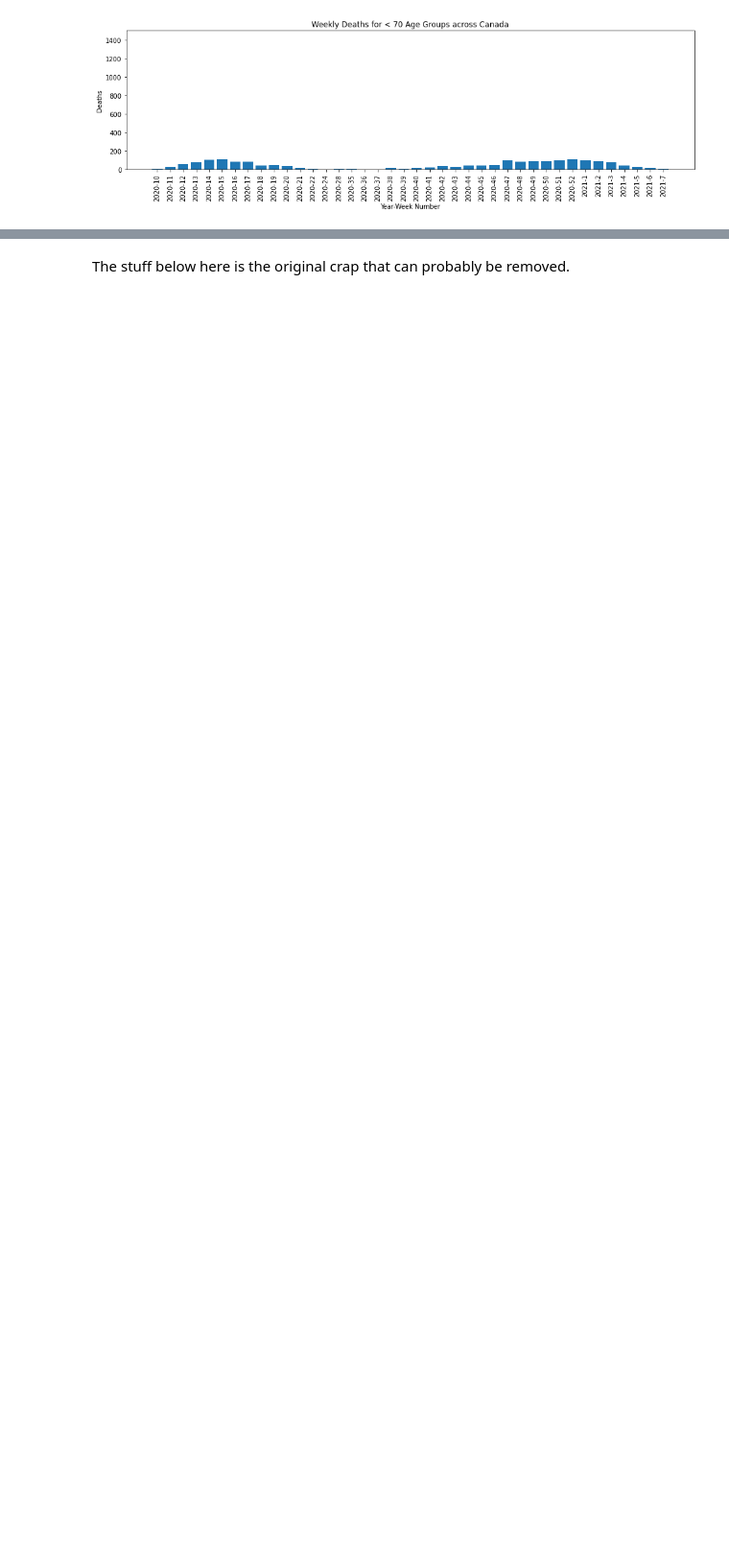
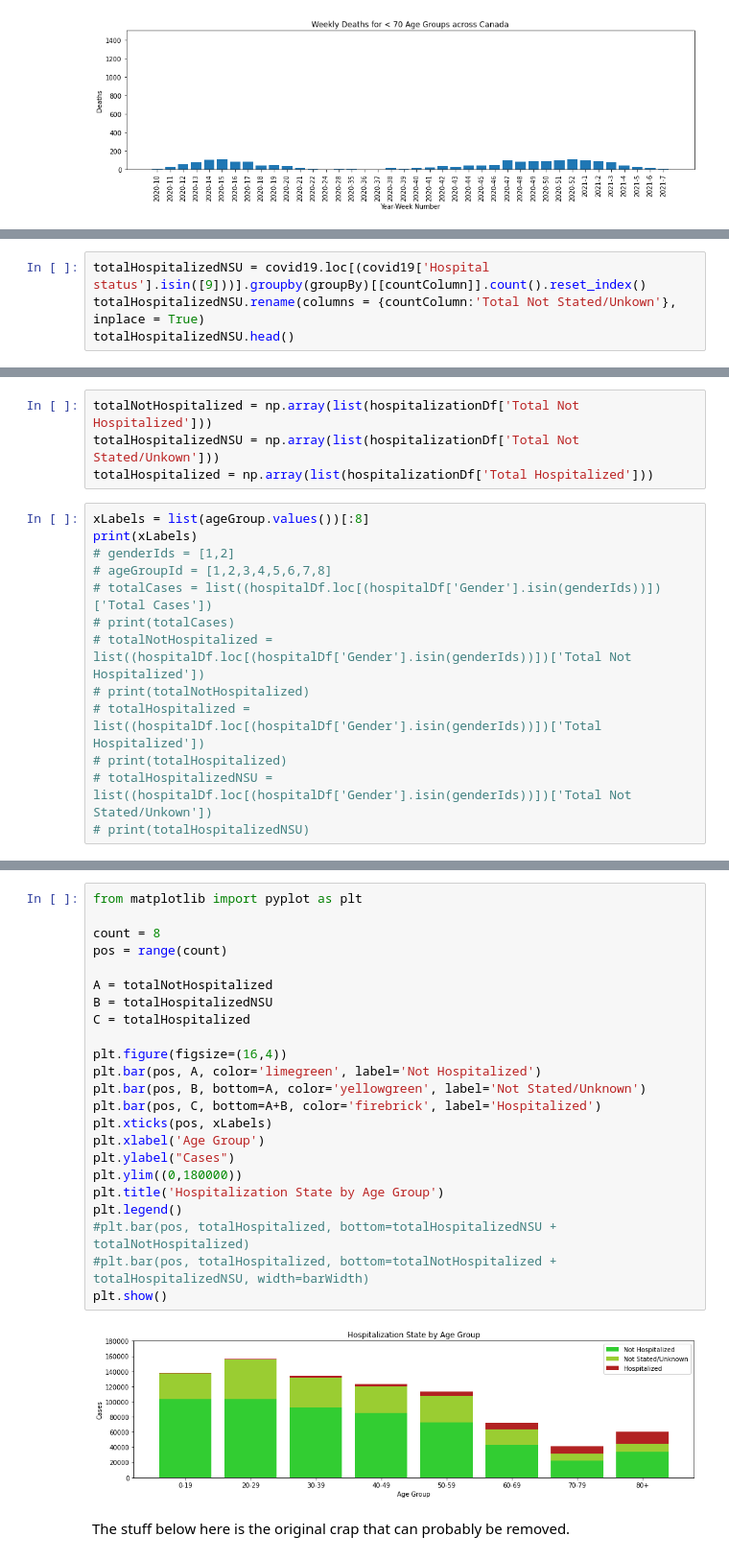
Before and after one commit to rkaunismaa/Covid19, a Jupyter notebook: COVID19-eng.ipynb, the cells around one changed output, grey strips where cells are left out. Shown at 96% size. Saved outputs shown, nothing was run; the diff lists cells and outputs as text; blank space fills up the shorter version.

Commit message:
Hospitalization by Age Group Report

```diff
--- a/COVID19-eng.ipynb
+++ b/COVID19-eng.ipynb
@@ -290,0 +268,4 @@ dtype: int64
+# %%
+totalHospitalizedNSU = covid19.loc[(covid19['Hospital status'].isin([9]))].groupby(groupBy)[[countColumn]].count().reset_index()
+totalHospitalizedNSU.rename(columns = {countColumn:'Total Not Stated/Unkown'}, inplace = True)
+totalHospitalizedNSU.head()
@@ -290,0 +340,17 @@ dtype: int64
+# %%
+totalNotHospitalized = np.array(list(hospitalizationDf['Total Not Hospitalized']))
+totalHospitalizedNSU = np.array(list(hospitalizationDf['Total Not Stated/Unkown']))
+totalHospitalized = np.array(list(hospitalizationDf['Total Hospitalized']))
+# %%
+xLabels = list(ageGroup.values())[:8]
+print(xLabels)
+# genderIds = [1,2]
+# ageGroupId = [1,2,3,4,5,6,7,8]
+# totalCases = list((hospitalDf.loc[(hospitalDf['Gender'].isin(genderIds))])['Total Cases'])
+# print(totalCases)
+# totalNotHospitalized = list((hospitalDf.loc[(hospitalDf['Gender'].isin(genderIds))])['Total Not Hospitalized'])
+# print(totalNotHospitalized)
+# totalHospitalized = list((hospitalDf.loc[(hospitalDf['Gender'].isin(genderIds))])['Total Hospitalized'])
+# print(totalHospitalized)
+# totalHospitalizedNSU = list((hospitalDf.loc[(hospitalDf['Gender'].isin(genderIds))])['Total Not Stated/Unkown'])
+# print(totalHospitalizedNSU)
@@ -291,3 +359,28 @@ dtype: int64
+# %%
+from matplotlib import pyplot as plt
+
+count = 8
+pos = range(count)
+
+A = totalNotHospitalized
+B = totalHospitalizedNSU
+C = totalHospitalized
+
+plt.figure(figsize=(16,4))
+plt.bar(pos, A, color='limegreen', label='Not Hospitalized')
+plt.bar(pos, B, bottom=A, color='yellowgreen', label='Not Stated/Unknown')
+plt.bar(pos, C, bottom=A+B, color='firebrick', label='Hospitalized')
+plt.xticks(pos, xLabels)
+plt.xlabel('Age Group')
+plt.ylabel("Cases")
+plt.ylim((0,180000))
+plt.title('Hospitalization State by Age Group')
+plt.legend()
+#plt.bar(pos, totalHospitalized, bottom=totalHospitalizedNSU + totalNotHospitalized)
+#plt.bar(pos, totalHospitalized, bottom=totalNotHospitalized + totalHospitalizedNSU, width=barWidth)
+plt.show()
+# %% [output]
+[figure, added]
 # %% [markdown]
 The stuff below here is the original crap that can probably be removed.
 # %%
```
Also changed, not shown: parts of 13 cells of this notebook.
